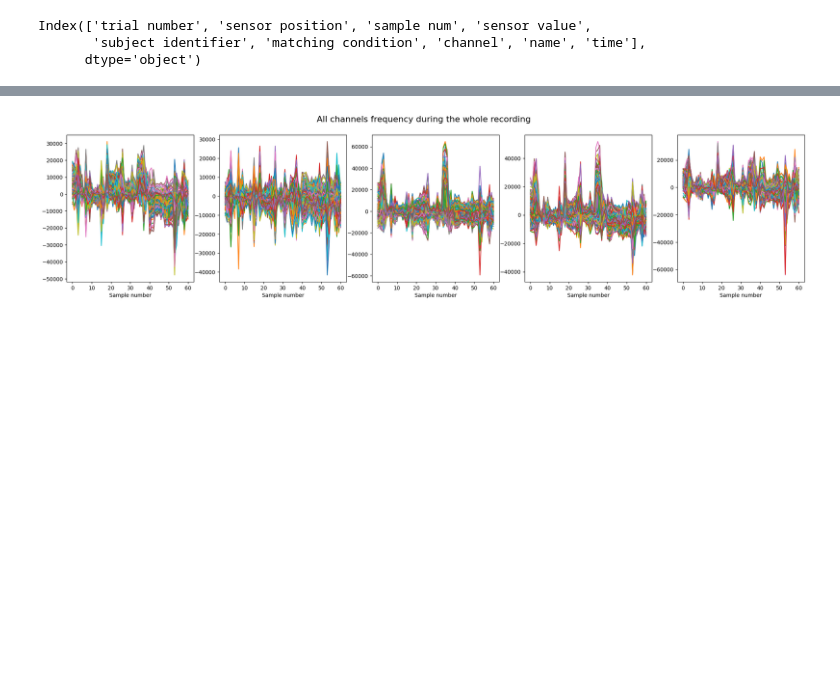
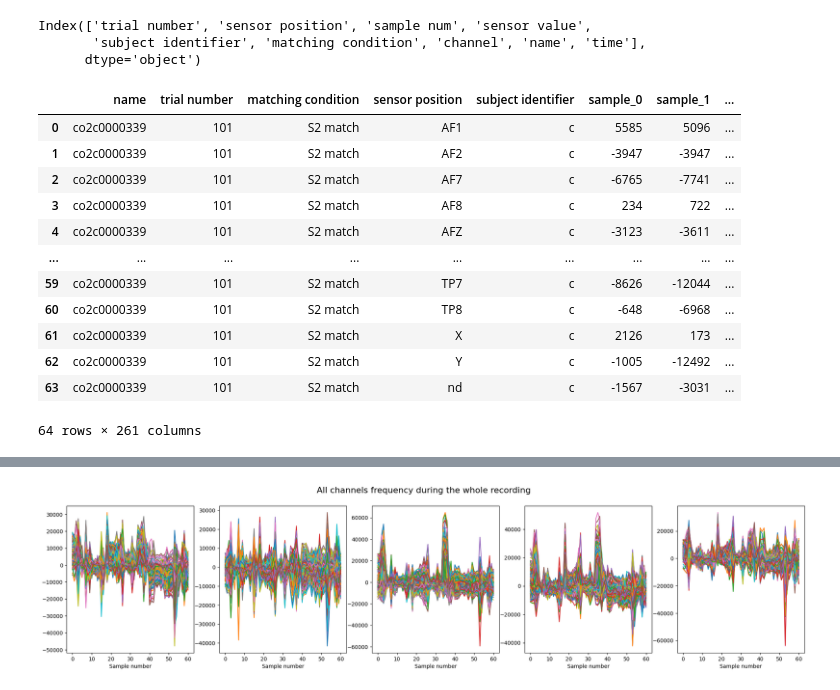
Before and after one commit to sarabenitezinglott/project-4, a Jupyter notebook: main.ipynb, the cells around one changed output, grey strips where cells are left out. Saved outputs shown, nothing was run; the diff lists cells and outputs as text; code cells hidden in the pictures; blank space fills up the shorter version.

```diff
--- a/main.ipynb
+++ b/main.ipynb
@@ -231,6 +231,22 @@ Index(['trial number', 'sensor position', 'sample num', 'sensor value',
 Index(['trial number', 'sensor position', 'sample num', 'sensor value',
        'subject identifier', 'matching condition', 'channel', 'name', 'time'],
       dtype='object')
+# %%
+Cc5
+# %% [output]
+|  | name | trial number | matching condition | sensor position | subject identifier | sample_0 | sample_1 | ... |
+| 0 | co2c0000339 | 101 | S2 match | AF1 | c | 5585 | 5096 | ... |
+| 1 | co2c0000339 | 101 | S2 match | AF2 | c | -3947 | -3947 | ... |
+| 2 | co2c0000339 | 101 | S2 match | AF7 | c | -6765 | -7741 | ... |
+| 3 | co2c0000339 | 101 | S2 match | AF8 | c | 234 | 722 | ... |
+| 4 | co2c0000339 | 101 | S2 match | AFZ | c | -3123 | -3611 | ... |
+| ... | ... | ... | ... | ... | ... | ... | ... | ... |
+| 59 | co2c0000339 | 101 | S2 match | TP7 | c | -8626 | -12044 | ... |
+| 60 | co2c0000339 | 101 | S2 match | TP8 | c | -648 | -6968 | ... |
+| 61 | co2c0000339 | 101 | S2 match | X | c | 2126 | 173 | ... |
+| 62 | co2c0000339 | 101 | S2 match | Y | c | -1005 | -12492 | ... |
+| 63 | co2c0000339 | 101 | S2 match | nd | c | -1567 | -3031 | ... |
+64 rows × 261 columns
 # %%
 channel_list = ["AF1","AF2","AF7","AF8","AFZ","C1","C2","C3","C4","C5","C6","CP1","CP2","CP3","CP4","CP5","CP6","CPZ","CZ","F1","F2","F3","F4","F5","F6","F7","F8","FC1",
                 "FC2","FC3","FC4","FC5","FC6","FCZ","FP1","FP2","FPZ","FT7","FT8","FZ","O1","O2","OZ","P1","P2","P3","P4","P5","P6","P7","P8","PO1","PO2","PO7","PO8","POZ",
```
Also changed, not shown: parts of 2 cells of this notebook, 1 other file.
